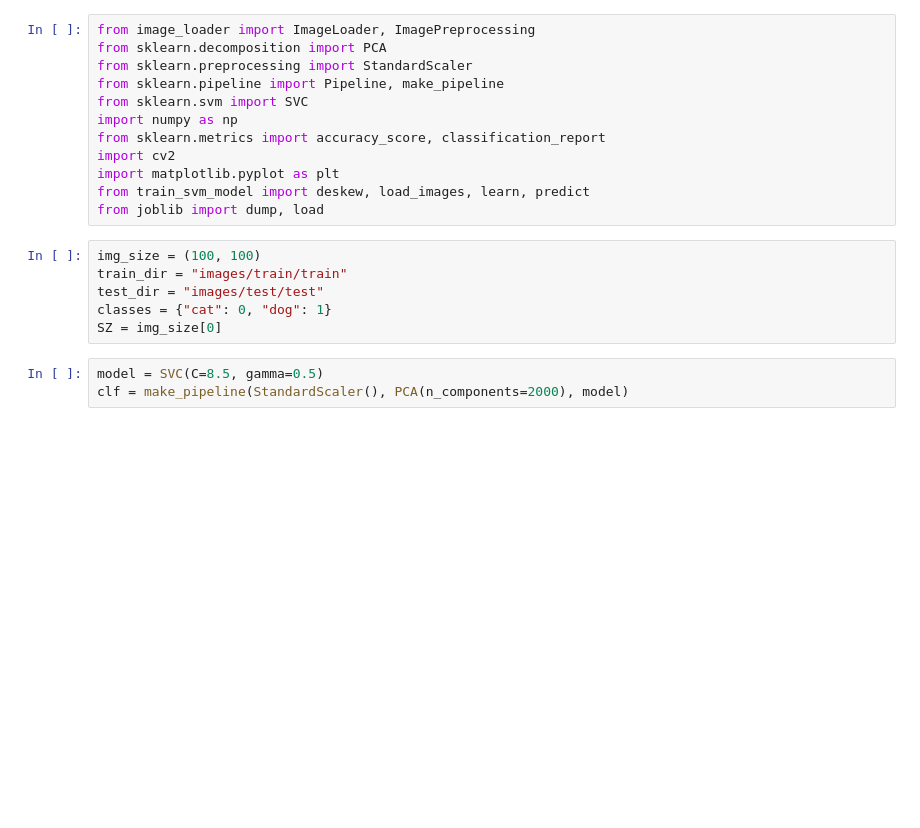
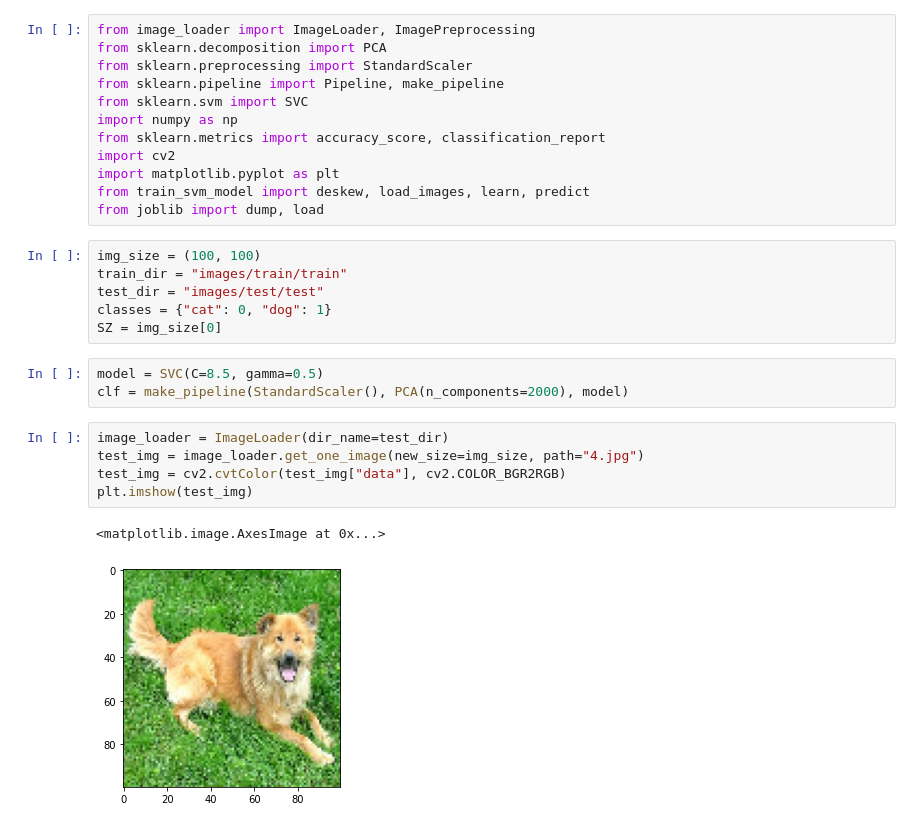
Before and after one commit to CringePlastik/dogs_vs_cats_svm, a Jupyter notebook: classify_animals.ipynb, the cells around one changed output. Drawn from its saved outputs; the diff is of its cells as text; blank space fills up the shorter version.

```diff
--- a/classify_animals.ipynb
+++ b/classify_animals.ipynb
@@ -19,4 +19,12 @@ SZ = img_size[0]
 # %%
 model = SVC(C=8.5, gamma=0.5)
 clf = make_pipeline(StandardScaler(), PCA(n_components=2000), model)
+# %%
+image_loader = ImageLoader(dir_name=test_dir)
+test_img = image_loader.get_one_image(new_size=img_size, path="4.jpg")
+test_img = cv2.cvtColor(test_img["data"], cv2.COLOR_BGR2RGB)
+plt.imshow(test_img)
+# %% [output]
+<matplotlib.image.AxesImage at 0x...>
+[figure, added]
 # %%
```
Also changed, not shown: parts of 6 cells of this notebook, 1 other file.
